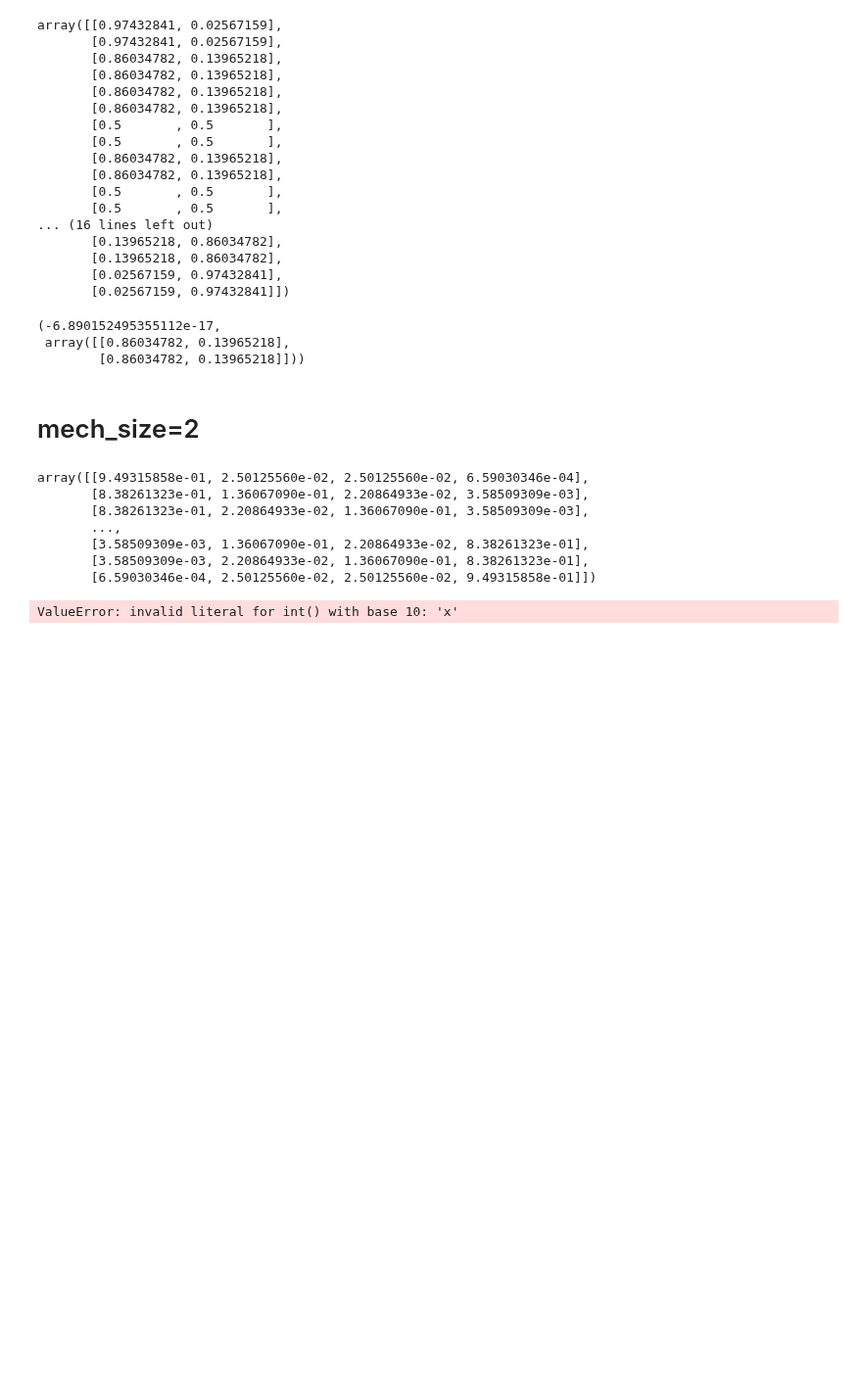
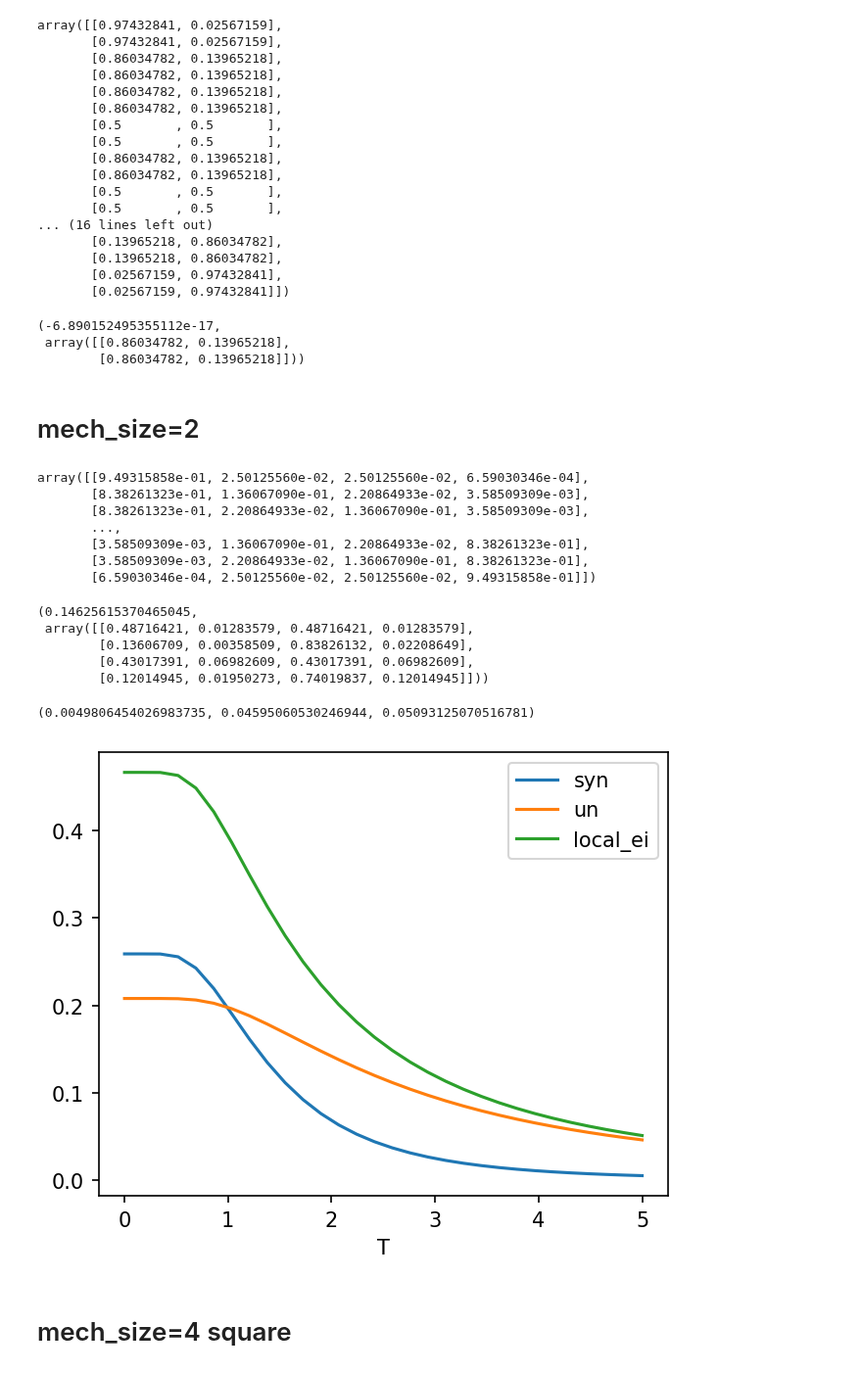
Before and after one commit to Lyn1216/Local-EI-project, a Jupyter notebook: exp/cellular automaton/Ising.ipynb, the cells around one changed output. Shown at 98% size. Saved outputs shown, nothing was run; the diff lists cells and outputs as text; code cells hidden in the pictures; blank space fills up the shorter version.

Commit message:
ymz:ising

```diff
--- a/exp/cellular automaton/Ising.ipynb
+++ b/exp/cellular automaton/Ising.ipynb
@@ -162,6 +162,51 @@ def local_ei_ising2(e_list, markov_matrix):
     return ei, local_markov
 
 markov = ising_flip2(2.2)
-local_ei_ising('001xx010', markov)
+local_ei_ising2('001xx010', markov)
 # %% [output]
-ValueError: invalid literal for int() with base 10: 'x'
+(0.14625615370465045,
+ array([[0.48716421, 0.01283579, 0.48716421, 0.01283579],
+        [0.13606709, 0.00358509, 0.83826132, 0.02208649],
+        [0.43017391, 0.06982609, 0.43017391, 0.06982609],
+        [0.12014945, 0.01950273, 0.74019837, 0.12014945]]))
+# %%
+def syn_un(markov_matrix, middle_size=2):
+    state_size = 2**middle_size
+    ei_all = 0
+    mixed_markov = np.zeros([state_size, state_size])
+    for en in range(2**6):
+        en_str = trans10_to_base(en, min_length = 6)
+        en_str = en_str[:3] + 'xx' + en_str[3:]
+        ei0, local_markov = local_ei_ising2(en_str, markov_matrix)
+        ei_all += ei0
+        mixed_markov += local_markov
+    un = tpm_ei(mixed_markov / 2**6)
+    syn = ei_all / 2**6 - un
+    return syn, un, syn+un
+
+markov = ising_flip2(5)
+syn_un(markov)
+# %% [output]
+(0.0049806454026983735, 0.04595060530246944, 0.05093125070516781)
+# %%
+tem_list = np.linspace(0.001, 5, 30)
+syn_list = []
+un_list = []
+ei_all_list = []
+for T in tem_list:
+    syn, un, ei_all = syn_un(ising_flip2(T))
+    syn_list.append(syn)
+    un_list.append(un)
+    ei_all_list.append(ei_all)
+
+plt.figure(figsize=(5,4), dpi=150)
+plt.plot(tem_list, syn_list, label="syn")
+plt.plot(tem_list, un_list, label="un")
+plt.plot(tem_list, ei_all_list, label="local_ei")
+plt.legend()
+plt.xlabel('T')
+plt.show()
+# %% [output]
+[figure, added]
+# %% [markdown]
+# mech_size=4 square
```
Also changed, not shown: parts of 4 cells of this notebook.
